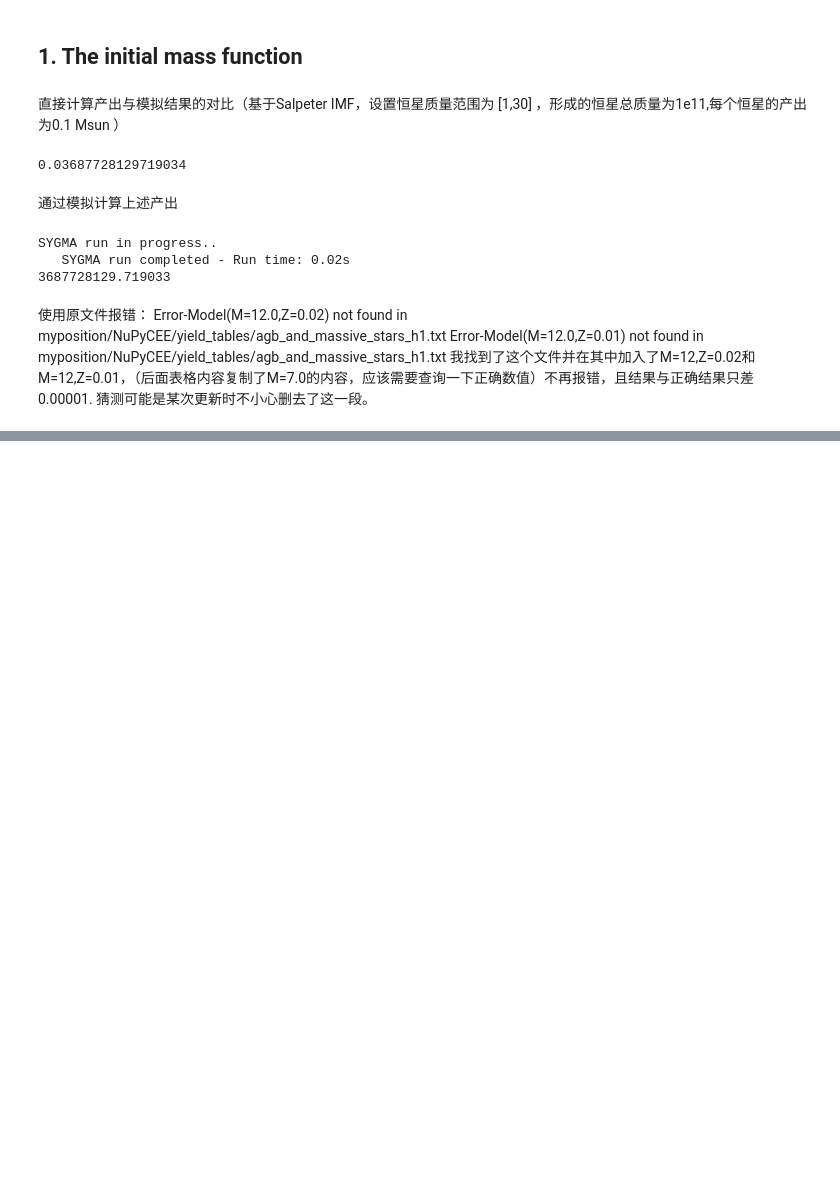
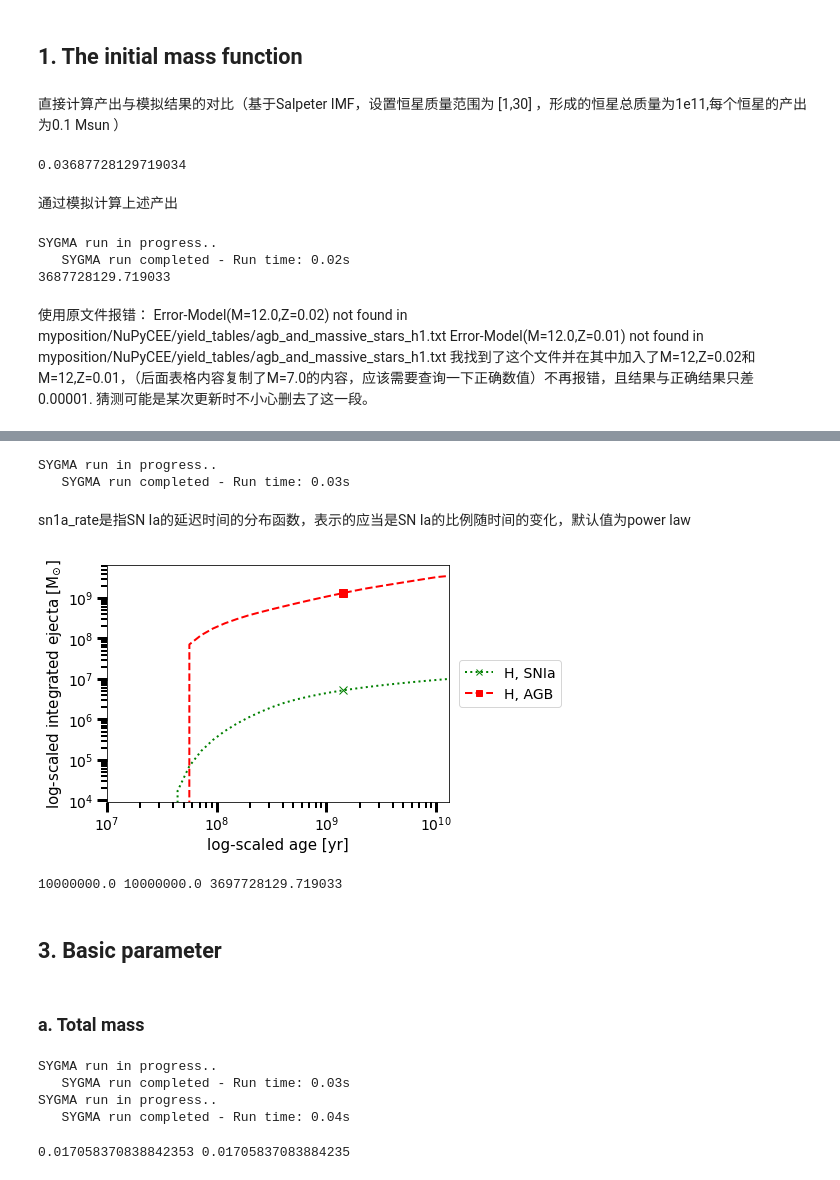
Before and after one commit to GuoZiYi-astro/GCE, a Jupyter notebook: sygma_teaching_first_steps.ipynb, the cells around one changed output, grey strips where cells are left out. Saved outputs shown, nothing was run; the diff lists cells and outputs as text; code cells hidden in the pictures; blank space fills up the shorter version.

```diff
--- a/sygma_teaching_first_steps.ipynb
+++ b/sygma_teaching_first_steps.ipynb
@@ -40,0 +193,38 @@ Error-Model(M=12.0,Z=0.01) not found in myposition/NuPyCEE/yield_tables/agb_and_
+# %%
+s1_sn1a=s.sygma(iolevel=0,mgal=1e11,dt=1e7,tend=1.3e10,sn1a_on=True,sn1a_rate='maoz',
+                imf_type='salpeter',imf_bdys=[1,30],hardsetZ=0.0001,table='yield_tables/agb_and_massive_stars_h1.txt',
+                sn1a_table='yield_tables/sn1a_h1.txt', iniabu_table='yield_tables/iniabu/iniab_h1.ppn')
+# %% [output]
+SYGMA run in progress..
+   SYGMA run completed - Run time: 0.03s
+# %% [markdown]
+sn1a_rate是指SN Ia的延迟时间的分布函数，表示的应当是SN Ia的比例随时间的变化，默认值为power law
+# %%
+s1_sn1a.plot_mass(fig=6,specie='H',source='sn1a')
+s1_sn1a.plot_mass(fig=6,specie='H',source='agb')
+# %% [output]
+[figure, added]
+# %%
+print (sum(s1_sn1a.history.ism_elem_yield_1a[-1]),sum(s1_sn1a.history.ism_iso_yield_1a[-1]),sum(s1_sn1a.history.ism_elem_yield[-1]))
+# %% [output]
+10000000.0 10000000.0 3697728129.719033
+# %% [markdown]
+## 3. Basic parameter
+# %% [markdown]
+### a. Total mass
+# %%
+s1_1e7=s.sygma(iolevel=0,mgal=1e7,dt=1e7,tend=1.3e10,hardsetZ=0.0001,
+               table='yield_tables/agb_and_massive_stars_h1.txt',sn1a_on=False,
+               iniabu_table='yield_tables/iniabu/iniab_h1.ppn')
+s1_1e9=s.sygma(iolevel=0,mgal=1e9,dt=1e9,tend=1.3e10,hardsetZ=0.0001,
+               table='yield_tables/agb_and_massive_stars_h1.txt',sn1a_on=False,
+               iniabu_table='yield_tables/iniabu/iniab_h1.ppn')
+# %% [output]
+SYGMA run in progress..
+   SYGMA run completed - Run time: 0.03s
+SYGMA run in progress..
+   SYGMA run completed - Run time: 0.04s
+# %%
+print (sum(s1_1e7.history.ism_elem_yield[-1])/1e7,sum(s1_1e9.history.ism_elem_yield[-1])/1e9)
+# %% [output]
+0.017058370838842353 0.01705837083884235
```
Also changed, not shown: parts of 47 cells of this notebook.
